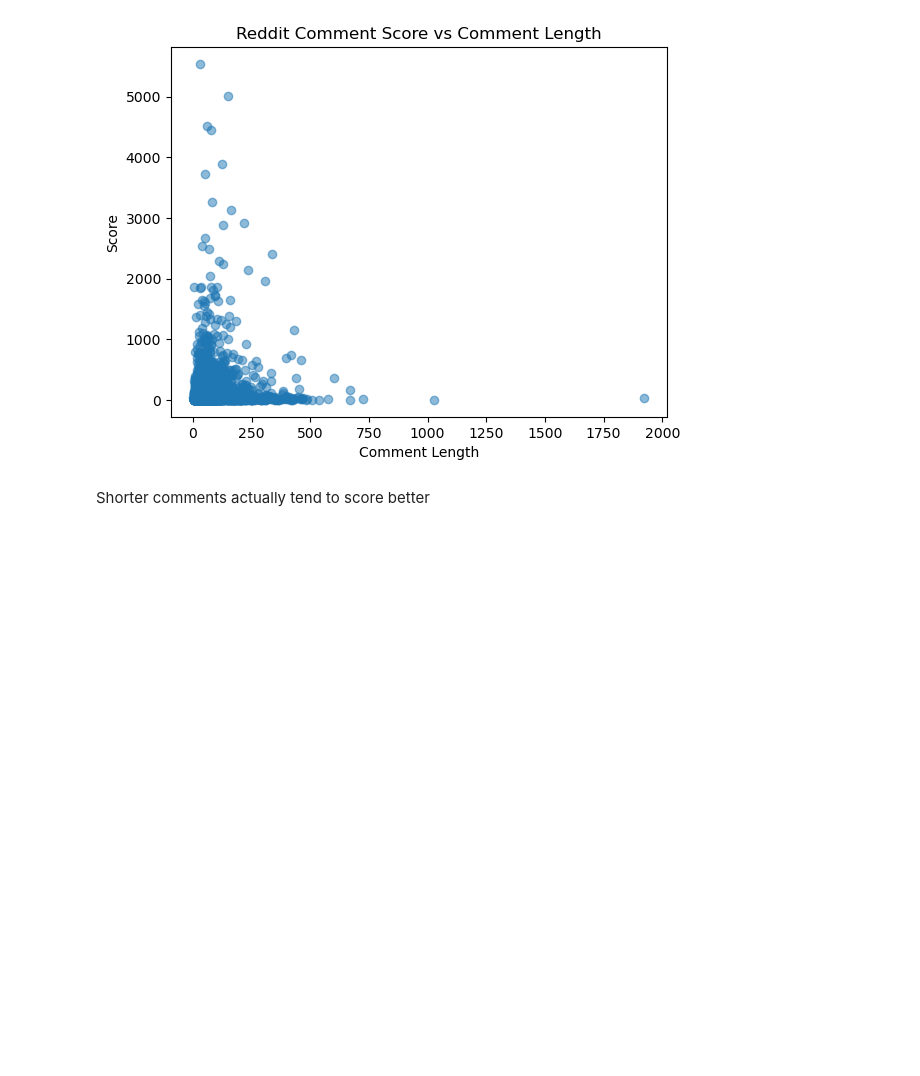
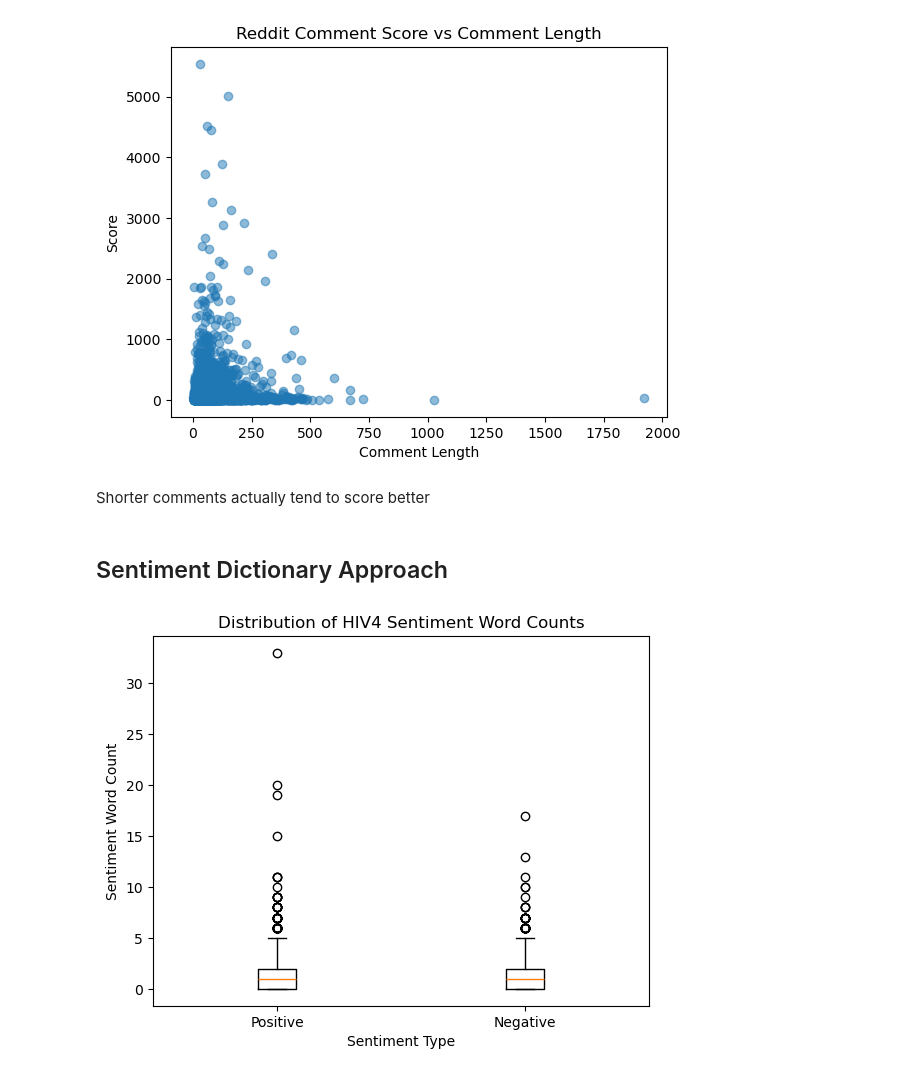
Before and after one commit to ryanjamesyu2/sentiment-performance-connection, a Jupyter notebook: sentiment_data_eda.ipynb, the cells around one changed output. Saved outputs shown, nothing was run; the diff lists cells and outputs as text; code cells hidden in the pictures; blank space fills up the shorter version.

Commit message:
Dictionary approach sentiment EDA for Reddit

```diff
--- a/sentiment_data_eda.ipynb
+++ b/sentiment_data_eda.ipynb
@@ -437,3 +438,35 @@ plt.show()
 [figure]
 # %% [markdown]
 Shorter comments actually tend to score better
+# %% [markdown]
+## Sentiment Dictionary Approach
+# %%
+hiv4 = ps.HIV4()
+scores = []
+
+for comment in reddit_df['body']:
+    tokens = hiv4.tokenize(comment)
+    score = hiv4.get_score(tokens)
+    scores.append(score)
+# %%
+reddit_df['hiv4_pos_sentiment_count'] = [score['Positive'] for score in scores]
+reddit_df['hiv4_neg_sentiment_count'] = [score['Negative'] for score in scores]
+# %%
+lm = ps.LM()
+scores = []
+
+for comment in reddit_df['body']:
+    tokens = lm.tokenize(comment)
+    score = lm.get_score(tokens)
+    scores.append(score)
+# %%
+reddit_df['lm_pos_sentiment_count'] = [score['Positive'] for score in scores]
+reddit_df['lm_neg_sentiment_count'] = [score['Negative'] for score in scores]
+# %%
+plt.boxplot([reddit_df['hiv4_pos_sentiment_count'], reddit_df['hiv4_neg_sentiment_count']], labels=['Positive', 'Negative'])
+plt.xlabel('Sentiment Type')
+plt.ylabel('Sentiment Word Count')
+plt.title('Distribution of HIV4 Sentiment Word Counts')
+plt.show()
+# %% [output]
+[figure, added]
```
Also changed, not shown: parts of 8 cells of this notebook.
